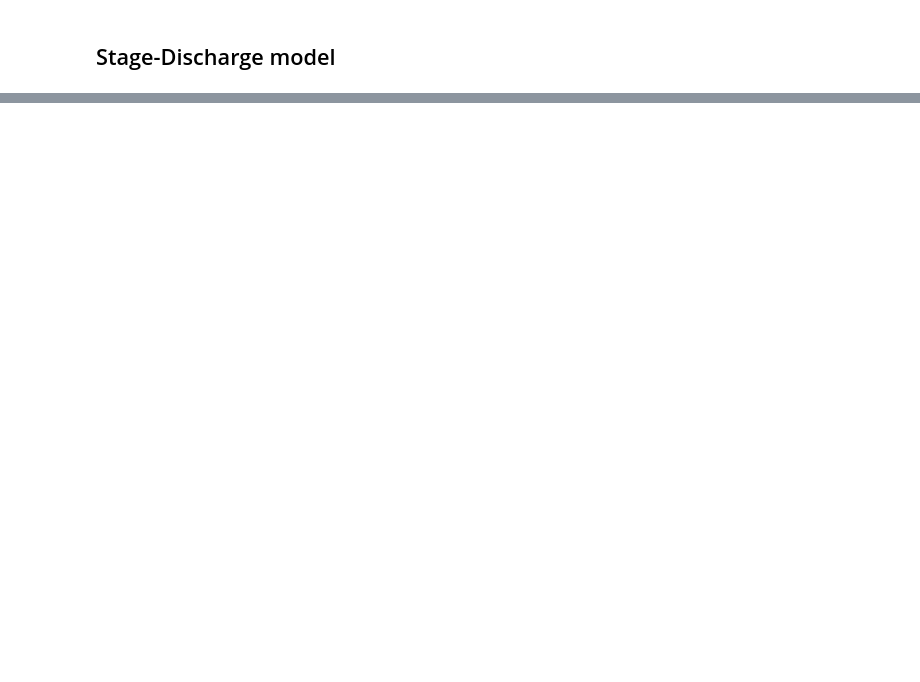
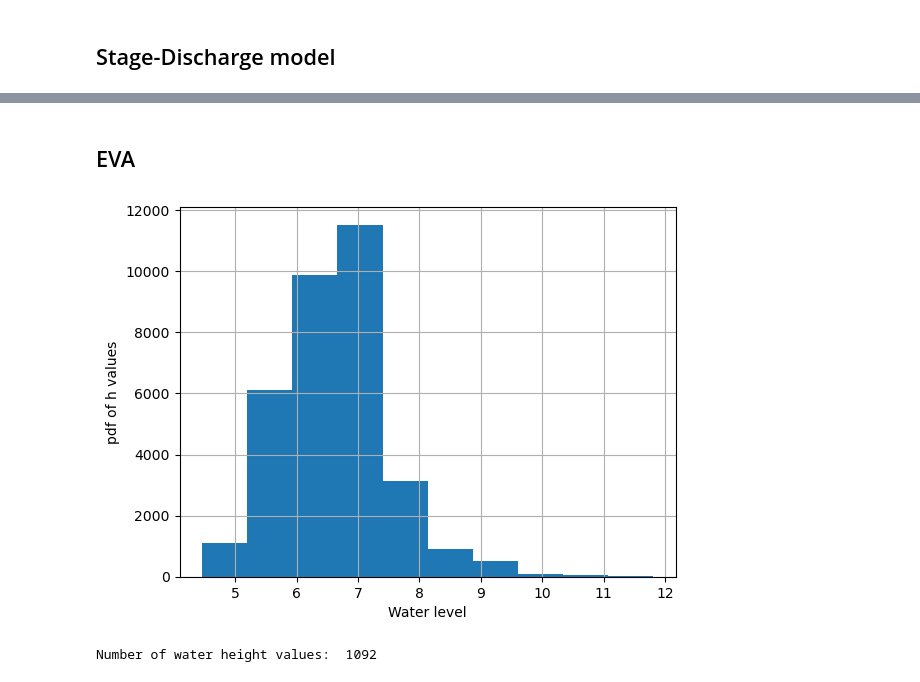
Before and after one commit to Loe-SS/MORE, a Jupyter notebook: EVA Discharge.ipynb, the cells around one changed output, grey strips where cells are left out. Drawn from its saved outputs; the diff is of its cells as text; code cells hidden in the pictures; blank space fills up the shorter version.

```diff
--- a/EVA Discharge.ipynb
+++ b/EVA Discharge.ipynb
@@ -257,0 +264,18 @@ plt.plot(h_sim.index, h_sim)
+# %% [markdown]
+## EVA
+# %%
+fig, ax = plt.subplots(1, 1)
+plt.xlabel('Water level')
+plt.ylabel('pdf of h values')
+ax.hist(h_sim, histtype='stepfilled')
+plt.grid()
+plt.show()
+
+#
+imax = len(Q)
+print('Number of water height values: ',imax)
+print()
+dft = df.get("Extracted time")
+# %% [output]
+[figure, added]
+Number of water height values:  1092
```
Also changed, not shown: parts of 16 cells of this notebook, 4 other files.
